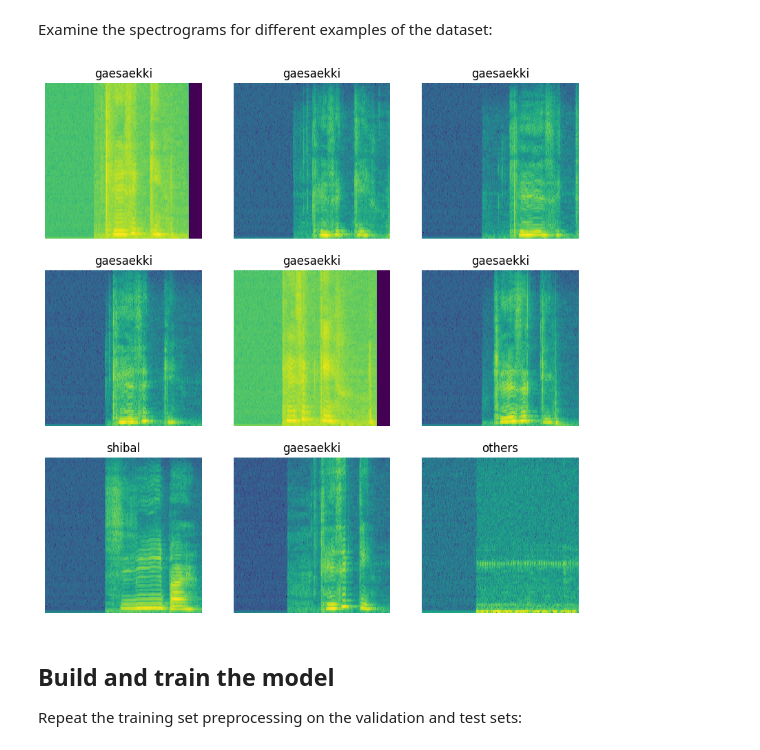
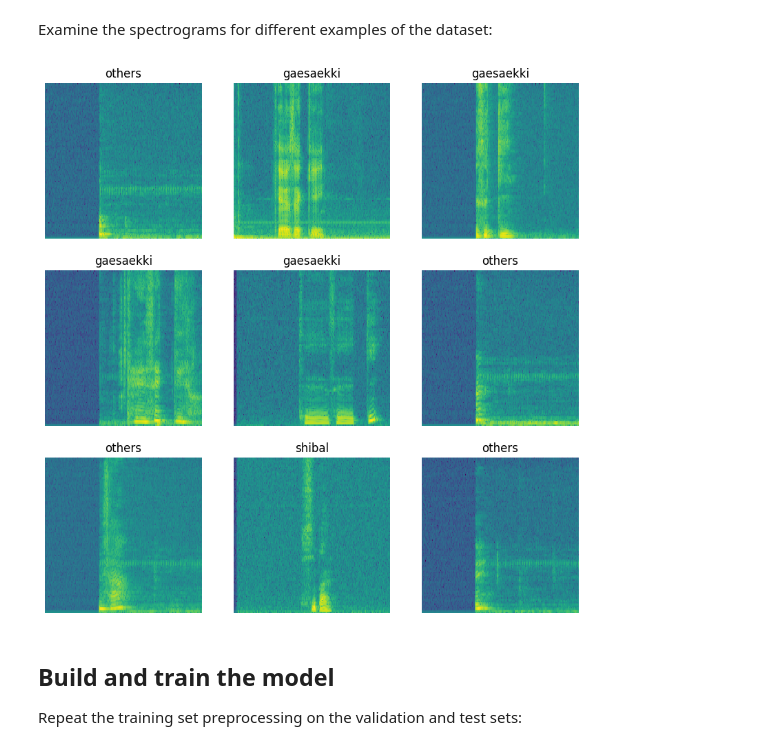
Before and after one commit to msai3-t6/AIproject, a Jupyter notebook: simple_audio_edit/simple_audio.ipynb, the cells around one changed output. Cells and saved outputs as stored; diff of their text form; code cells hidden in the pictures.

```diff
--- a/simple_audio_edit/simple_audio.ipynb
+++ b/simple_audio_edit/simple_audio.ipynb
@@ -95,19 +89,20 @@ Commands: ['gaesaekki' 'others' 'shibal']
 # %% [markdown]
 Extract the audio clips into a list called `filenames`, and shuffle it:
 # %%
-# WAV 파일 정보 확인
-sample_file = 'dataset/gaesaekki/ihyun_0_high.wav'
-with wave.open(sample_file, 'rb') as wf:
-    print("Number of channels:", wf.getnchannels())
-    print("Sample width (bytes):", wf.getsampwidth())
+from pydub import AudioSegment
 
-    # 샘플 폭이 2바이트(16비트)인지 확인
-    if wf.getsampwidth() == 2:
-        print("This is a 16-bit WAV file.")
-    else:
-        print("This is not a 16-bit WAV file.")
+sample_file = 'dataset/gaesaekki/ihyun_0.wav'
+audio = AudioSegment.from_file(sample_file)
 
-    print("Sample rate:", wf.getframerate())
+print("Number of channels:", audio.channels)
+print("Sample width (bytes):", audio.sample_width)
+print("Frame rate:", audio.frame_rate)
+
+# 샘플 폭이 2바이트(16비트)인지 확인
+if audio.sample_width == 2:
+    print("This is a 16-bit WAV file.")
+else:
+    print("This is not a 16-bit WAV file.")
 # %% [output]
 Number of channels: 2
 Sample width (bytes): 4
@@ -174,9 +167,10 @@ Example file tensor: tf.Tensor(b'C:\\Users\\wise_\\pj2\\simple_audio_20231128\\1
 # %% [markdown]
 Split `filenames` into training, validation and test sets using a 80:10:10 ratio, respectively:
 # %%
-train_files = filenames[:750]
-val_files = filenames[750: 750 + 100]
-test_files = filenames[850: 900]
+
+train_files = filenames[:700]
+val_files = filenames[700: 800]
+test_files = filenames[800: ]
 
 print('Training set size', len(train_files))
 print('Validation set size', len(val_files))
@@ -293,7 +287,7 @@ for i, (audio, label) in enumerate(waveform_ds.take(n)):
   c = i % cols
   ax = axes[r][c]
   ax.plot(audio.numpy())
-  ax.set_yticks(np.arange(-1.2, 1.2, 0.2))
+  ax.set_yticks(np.arange(-1.0, 1.0, 0.2))
   label = label.numpy().decode('utf-8')
   ax.set_title(label)
 
@@ -378,7 +372,7 @@ Now, define a function that transforms the waveform dataset into spectrograms an
 # %%
 def get_spectrogram_and_label_id(audio, label):
   spectrogram = get_spectrogram(audio)
-  label_id = tf.math.argmax(label == commands)
+  label_id = tf.math.argmax(label == classes)
   return spectrogram, label_id
 # %% [markdown]
 Map `get_spectrogram_and_label_id` across the dataset's elements with `Dataset.map`:
@@ -391,20 +385,20 @@ Examine the spectrograms for different examples of the dataset:
 # %%
 rows = 3
 cols = 3
 n = rows*cols
 fig, axes = plt.subplots(rows, cols, figsize=(10, 10))
 
 for i, (spectrogram, label_id) in enumerate(spectrogram_ds.take(n)):
   r = i // cols
   c = i % cols
   ax = axes[r][c]
   plot_spectrogram(spectrogram.numpy(), ax)
-  ax.set_title(commands[label_id.numpy()])
+  ax.set_title(classes[label_id.numpy()])
   ax.axis('off')
 
 plt.show()
 # %% [output]
-[figure, old version]
+[figure, new version]
 # %% [markdown]
 ## Build and train the model
 
```
Also changed, not shown: parts of 18 cells of this notebook, 2 other files.
